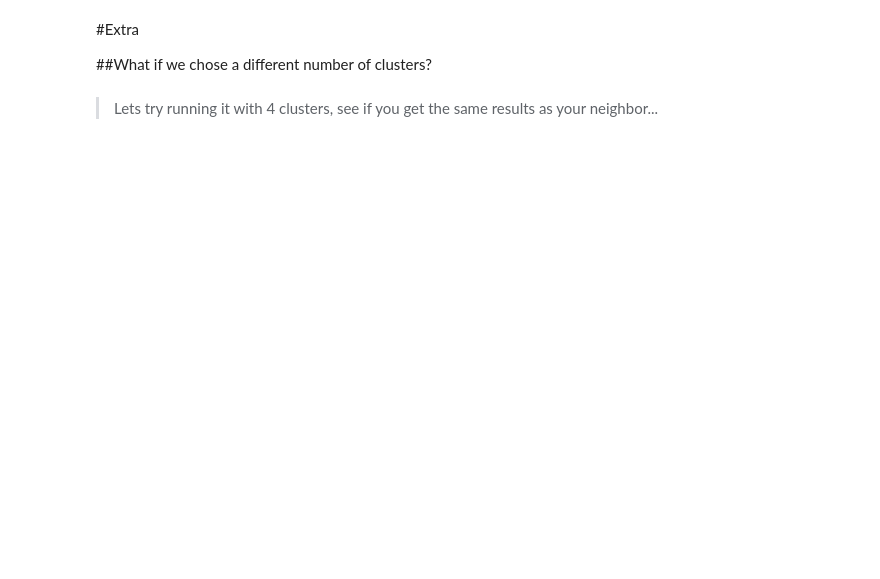
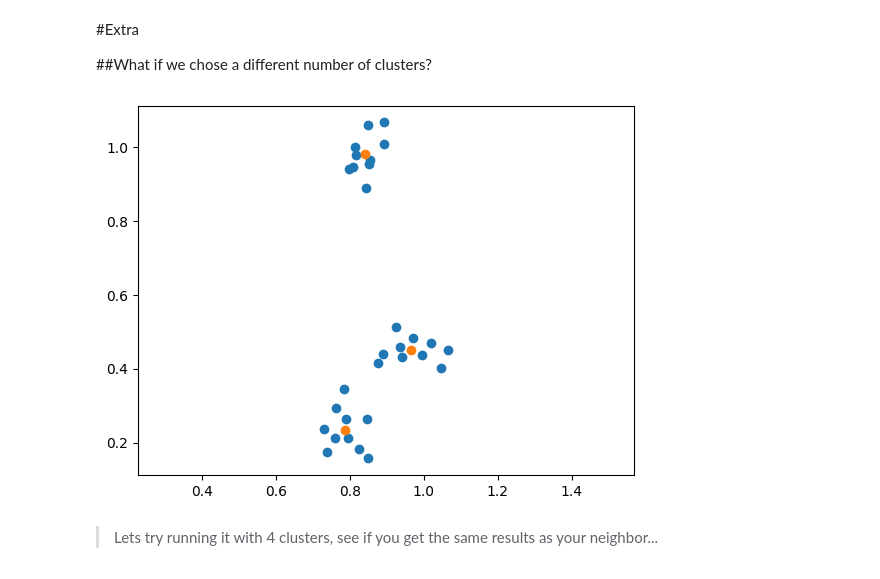
Before and after one commit to LiaIssakov/Portfolio_2025, a Jupyter notebook: clustering_intro_fall26.ipynb, the cells around one changed output. Saved outputs shown, nothing was run; the diff lists cells and outputs as text; code cells hidden in the pictures; blank space fills up the shorter version.

```diff
--- a/clustering_intro_fall26.ipynb
+++ b/clustering_intro_fall26.ipynb
@@ -99,13 +107,15 @@ plt.axis('equal');
 
 ##What if we chose a different number of clusters?
 # %%
-km2 = KMeans(n_clusters=2, n_init='auto')
+km2 = KMeans(n_clusters=3, n_init='auto')
 km2.fit(X)
 cs2 = km2.cluster_centers_
 plt.scatter(X.T[0], X.T[1])
 plt.scatter(cs2.T[0], cs2.T[1])
 
 plt.axis('equal');
+# %% [output]
+[figure, added]
 # %% [markdown]
 >Lets try running it with 4 clusters, see if you get the same results as your neighbor...
 # %%
```
Also changed, not shown: parts of 13 cells of this notebook.
